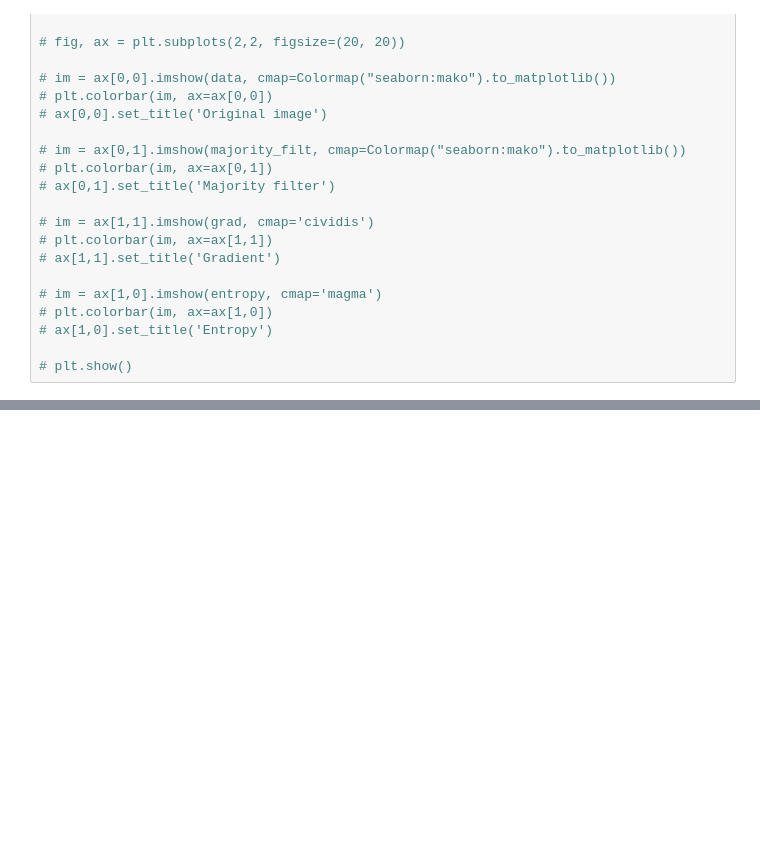
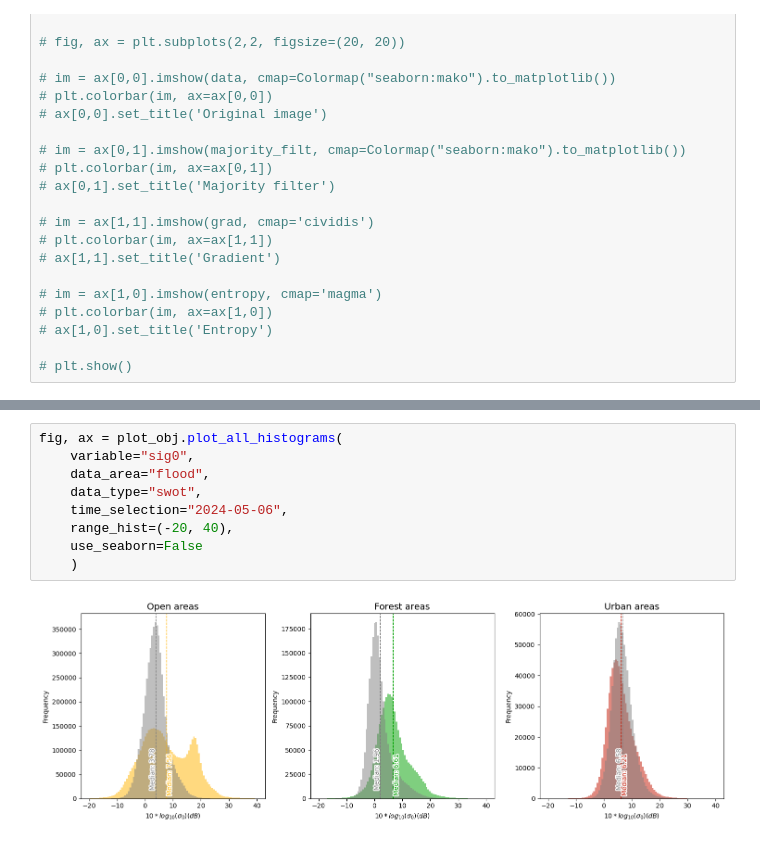
Before and after one commit to quentinbns/swot_for_flood, a Jupyter notebook: examples/PortoAlegre/PortoAlegre_plotting.ipynb, the cells around one changed output, grey strips where cells are left out. Saved outputs shown, nothing was run; the diff lists cells and outputs as text; blank space fills up the shorter version.

```diff
--- a/examples/PortoAlegre/PortoAlegre_plotting.ipynb
+++ b/examples/PortoAlegre/PortoAlegre_plotting.ipynb
@@ -236,0 +279,11 @@ fig, ax = plot_obj.plot_map_mask(
+# %%
+fig, ax = plot_obj.plot_all_histograms(
+    variable="sig0",
+    data_area="flood",
+    data_type="swot",
+    time_selection="2024-05-06",
+    range_hist=(-20, 40),
+    use_seaborn=False
+    )
+# %% [output]
+[figure, added]
```
Also changed, not shown: parts of 17 cells of this notebook, 57 other files.
